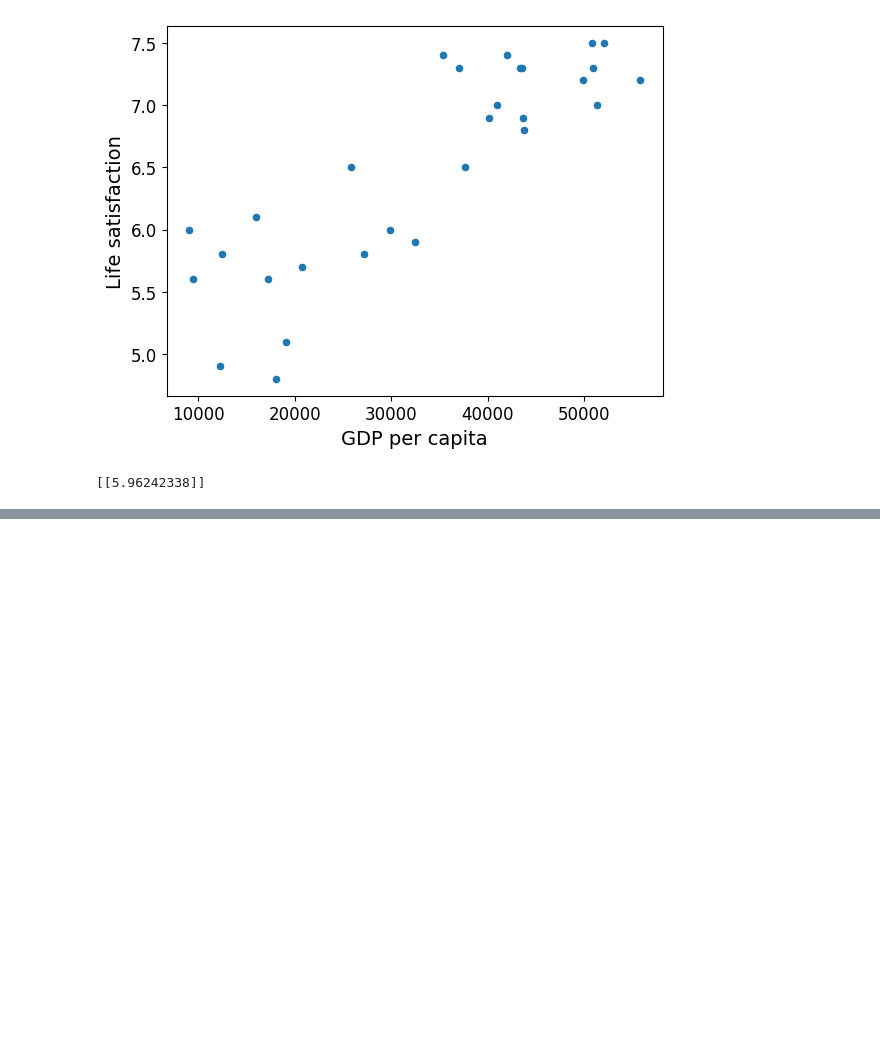
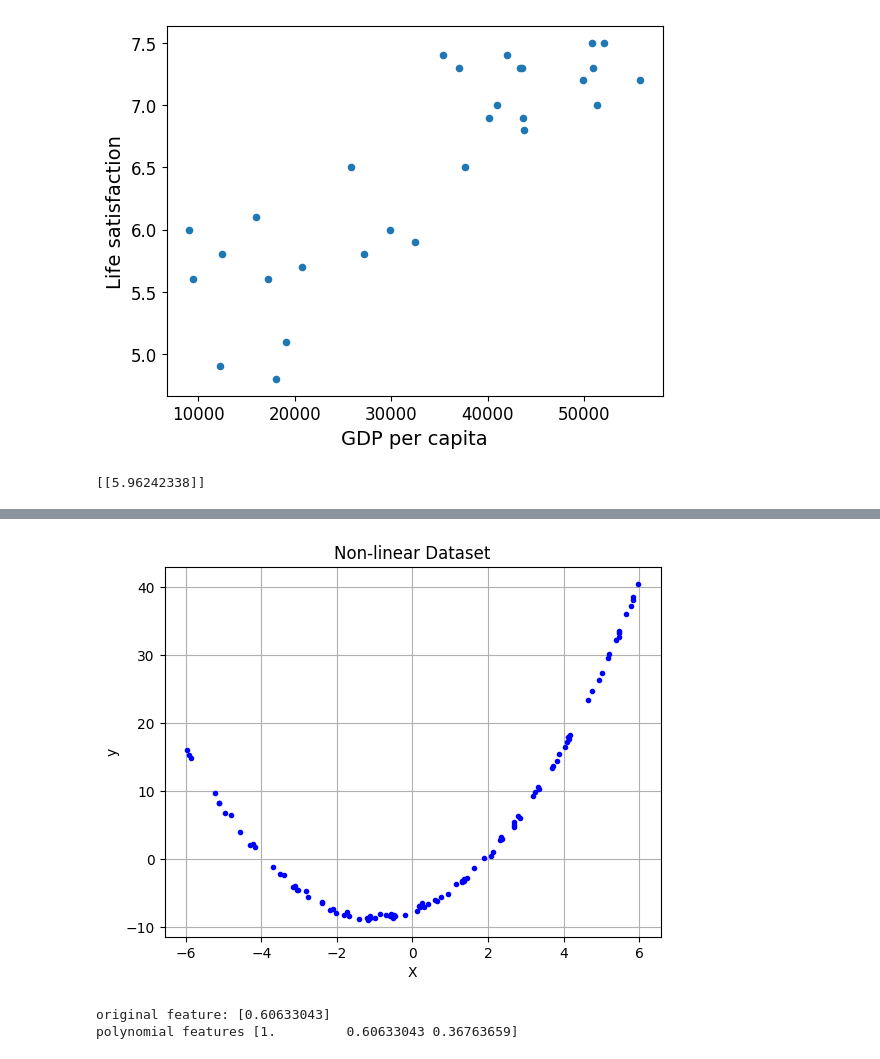
Before and after one commit to MikZmu/machineLearningEllipsometry, a Jupyter notebook: Untitled.ipynb, the cells around one changed output, grey strips where cells are left out. Cells and saved outputs as stored; diff of their text form; code cells hidden in the pictures; blank space fills up the shorter version.

```diff
--- a/Untitled.ipynb
+++ b/Untitled.ipynb
@@ -74,0 +92,24 @@ print(model.predict(X_new)) # outputs [[ 5.96242338]]
+# %%
+n = 100 # 100 data points
+X = 12 * np.random.rand(n,1) -6
+y = X**2 + 2 * X -8 + np.random.rand(n,1)
+
+# plotting the dataset
+plt.plot(X,y,'b.')
+plt.xlabel('X')
+plt.ylabel('y')
+plt.title('Non-linear Dataset')
+plt.grid(True)
+# %% [output]
+[figure, added]
+# %%
+poly_features = PolynomialFeatures(degree=2) # decide the maximal degree of the polynomial feature
+X_ploy = poly_features.fit_transform(X) # convert the original feature to polynomial feature
+
+
+# check the extened polynomial features of the first data point
+print('original feature:', X[0])
+print('polynomial features',X_ploy[0])
+# %% [output]
+original feature: [0.60633043]
+polynomial features [1.         0.60633043 0.36763659]
```
Also changed, not shown: parts of 7 cells of this notebook, 1 other file.
